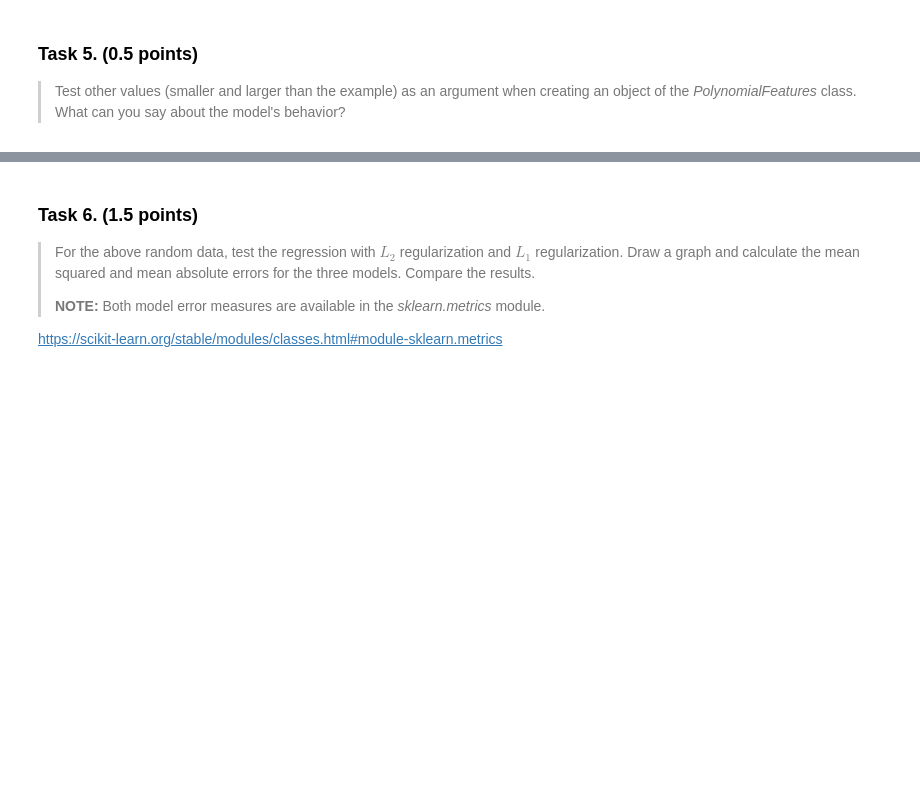
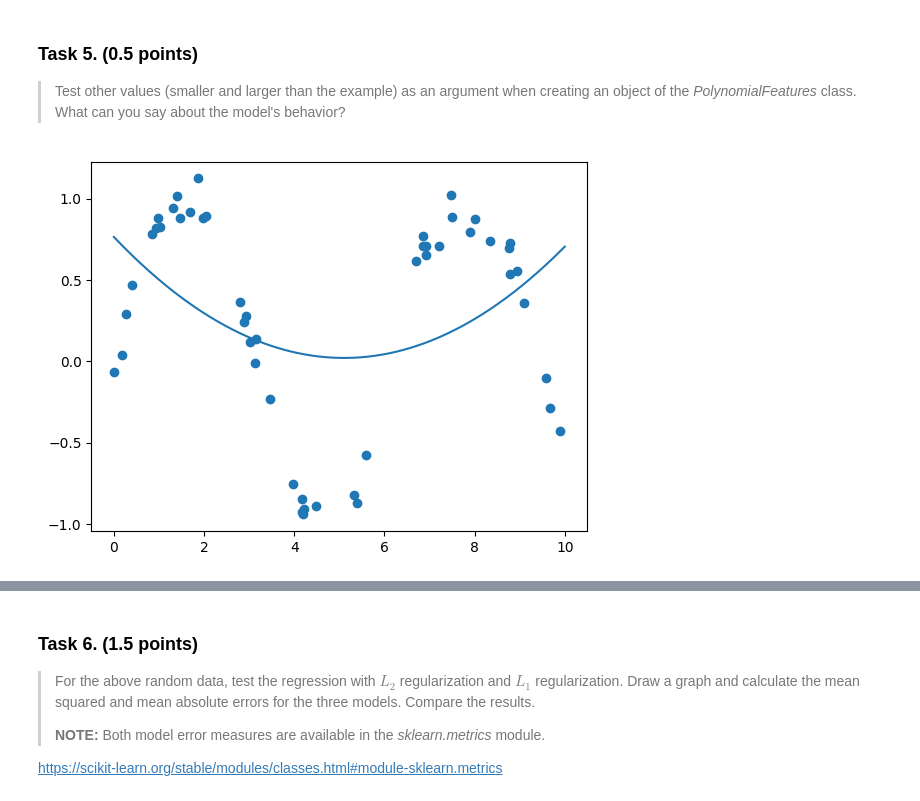
Before and after one commit to Azirral/data-science-exercises, a Jupyter notebook: Exercise3/ADM_prediction.ipynb, the cells around one changed output, grey strips where cells are left out. Drawn from its saved outputs; the diff is of its cells as text; code cells hidden in the pictures; blank space fills up the shorter version.

```diff
--- a/Exercise3/ADM_prediction.ipynb
+++ b/Exercise3/ADM_prediction.ipynb
@@ -360,19 +360,20 @@ The following example defines a process consisting of data transformation (*Poly
 # %%
 from sklearn.pipeline import make_pipeline
 from sklearn.preprocessing import PolynomialFeatures
+def polynomial_features(degree):
+    poly_model = make_pipeline(PolynomialFeatures(degree),
+                               LinearRegression())
 
-poly_model = make_pipeline(PolynomialFeatures(7),
-                           LinearRegression())
+    rng = np.random.RandomState(1)
+    x = 10 * rng.rand(50)
+    y = np.sin(x) + 0.1 * rng.randn(50)
 
-rng = np.random.RandomState(1)
-x = 10 * rng.rand(50)
-y = np.sin(x) + 0.1 * rng.randn(50)
+    poly_model.fit(x[:, np.newaxis], y)
+    yfit = poly_model.predict(xfit[:, np.newaxis])
 
-poly_model.fit(x[:, np.newaxis], y)
-yfit = poly_model.predict(xfit[:, np.newaxis])
-
-plt.scatter(x, y)
-plt.plot(xfit, yfit);
+    plt.scatter(x, y)
+    plt.plot(xfit, yfit);
+polynomial_features(7)
 # %% [output]
 [figure]
 # %% [markdown]
@@ -382,0 +382,4 @@ plt.plot(xfit, yfit);
+# %%
+polynomial_features(2)
+# %% [output]
+[figure, added]
```
Also changed, not shown: parts of 3 cells of this notebook.
